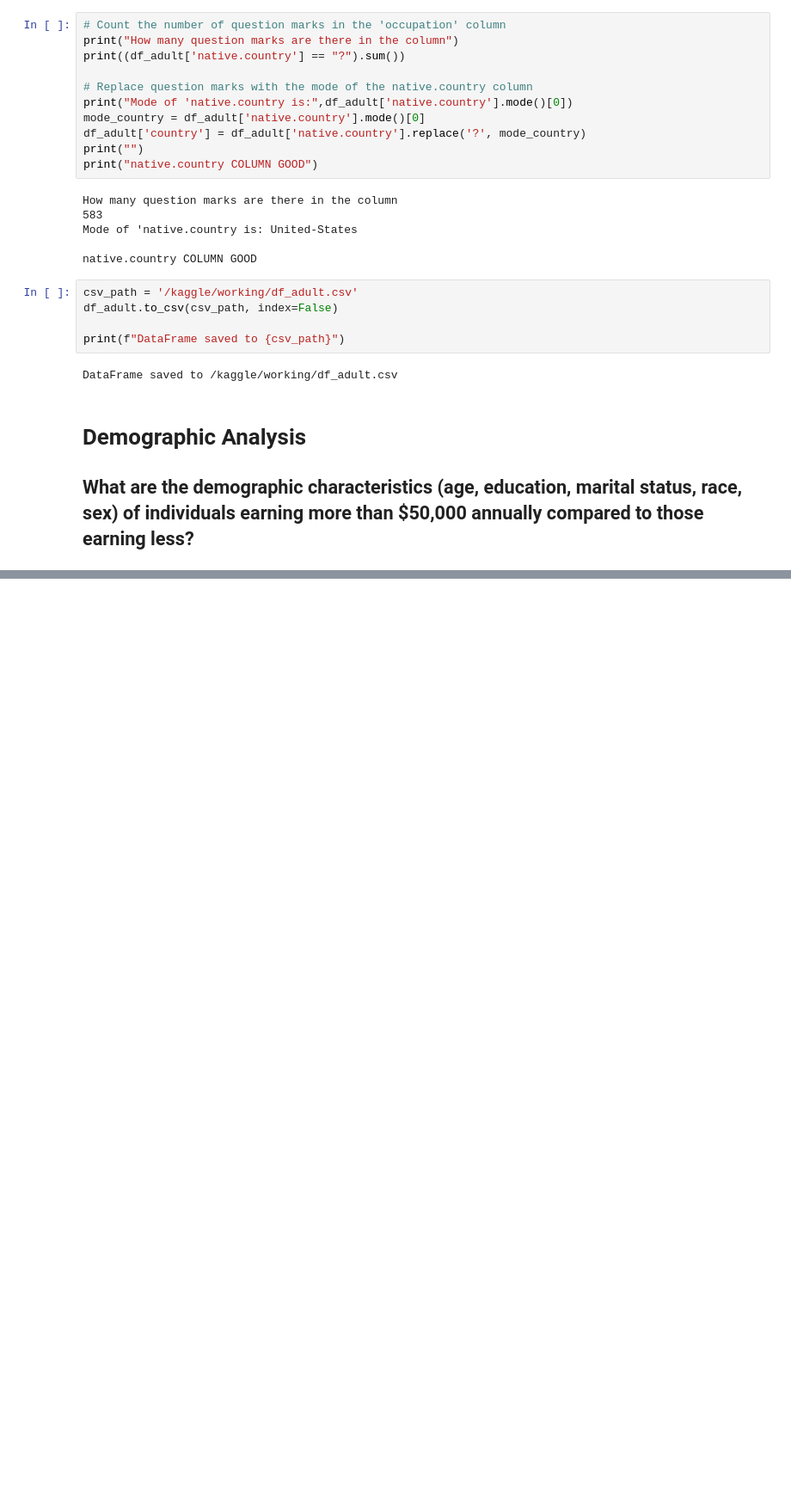
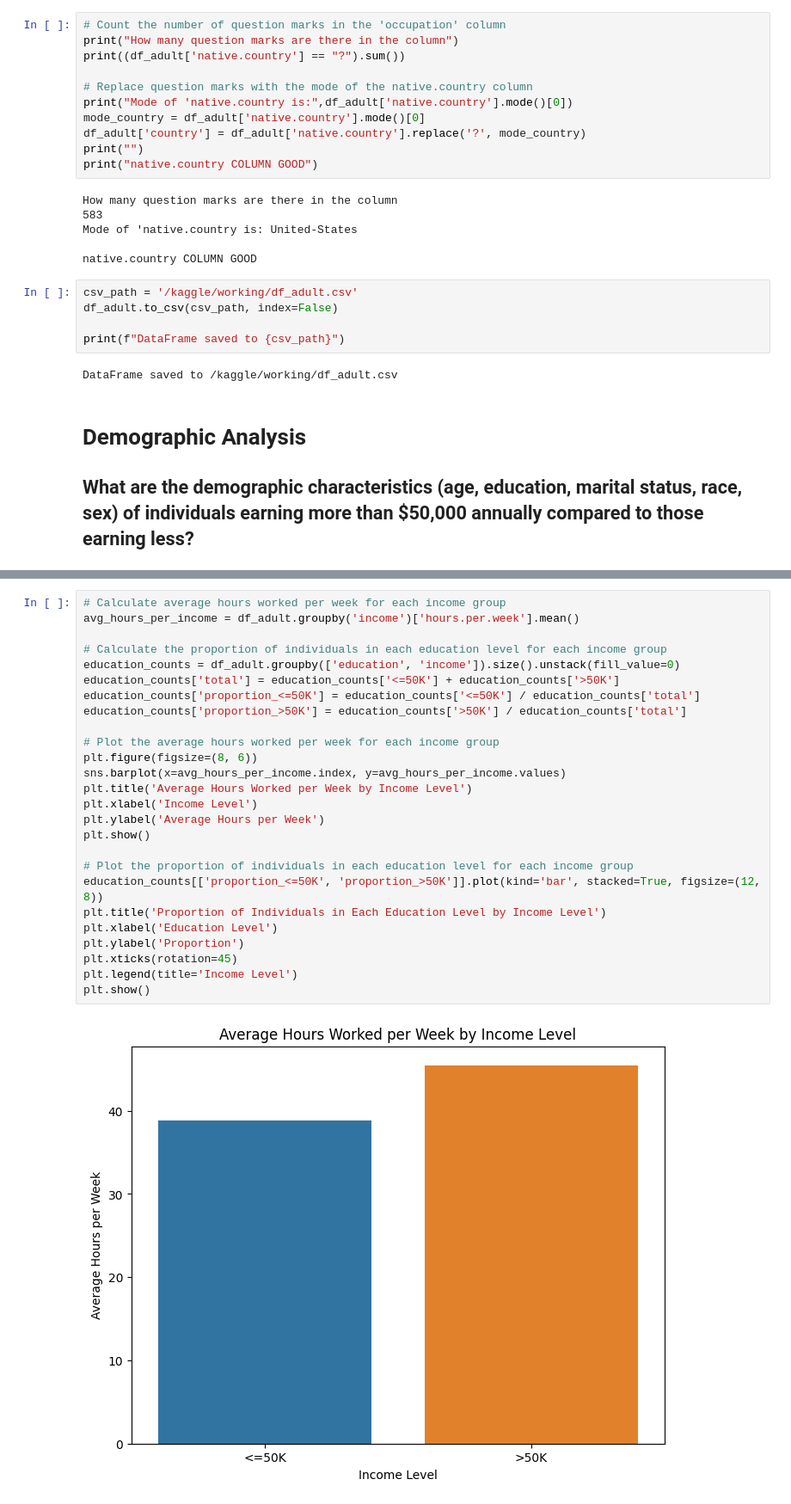
Before and after one commit to OptimusCoderr/Datainmotion, a Jupyter notebook: analyzing-adult-income-data-in-motion-project.ipynb, the cells around one changed output, grey strips where cells are left out. Shown at 86% size. Saved outputs shown, nothing was run; the diff lists cells and outputs as text; blank space fills up the shorter version.

```diff
--- a/analyzing-adult-income-data-in-motion-project.ipynb
+++ b/analyzing-adult-income-data-in-motion-project.ipynb
@@ -316,0 +457,28 @@ plt.show()
+# %%
+# Calculate average hours worked per week for each income group
+avg_hours_per_income = df_adult.groupby('income')['hours.per.week'].mean()
+
+# Calculate the proportion of individuals in each education level for each income group
+education_counts = df_adult.groupby(['education', 'income']).size().unstack(fill_value=0)
+education_counts['total'] = education_counts['<=50K'] + education_counts['>50K']
+education_counts['proportion_<=50K'] = education_counts['<=50K'] / education_counts['total']
+education_counts['proportion_>50K'] = education_counts['>50K'] / education_counts['total']
+
+# Plot the average hours worked per week for each income group
+plt.figure(figsize=(8, 6))
+sns.barplot(x=avg_hours_per_income.index, y=avg_hours_per_income.values)
+plt.title('Average Hours Worked per Week by Income Level')
+plt.xlabel('Income Level')
+plt.ylabel('Average Hours per Week')
+plt.show()
+
+# Plot the proportion of individuals in each education level for each income group
+education_counts[['proportion_<=50K', 'proportion_>50K']].plot(kind='bar', stacked=True, figsize=(12, 8))
+plt.title('Proportion of Individuals in Each Education Level by Income Level')
+plt.xlabel('Education Level')
+plt.ylabel('Proportion')
+plt.xticks(rotation=45)
+plt.legend(title='Income Level')
+plt.show()
+# %% [output]
+[figure, added]
```
Also changed, not shown: parts of 10 cells of this notebook.
